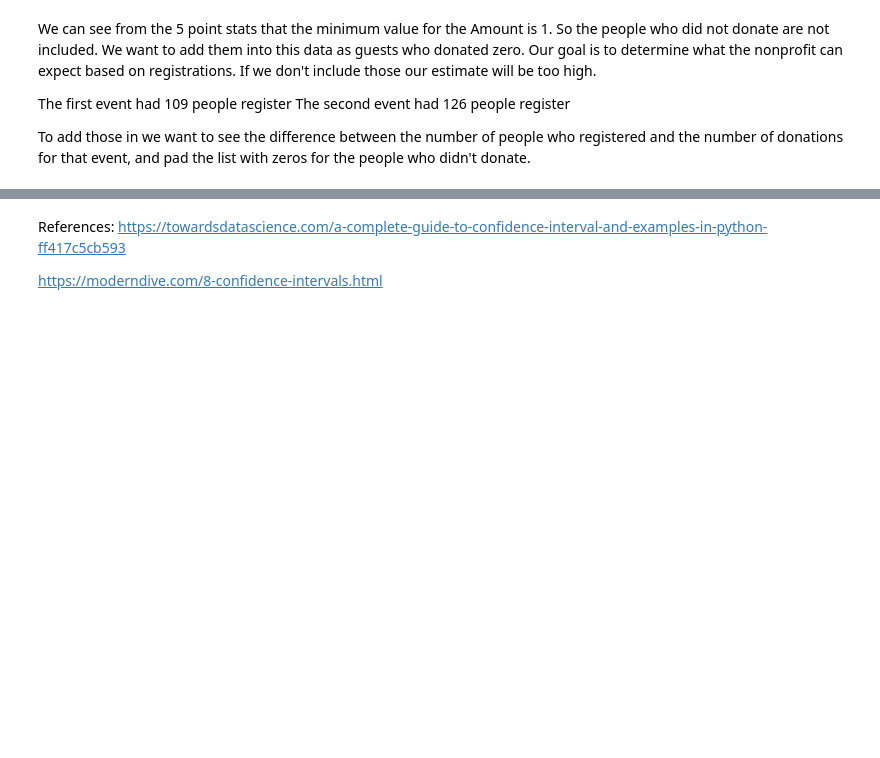
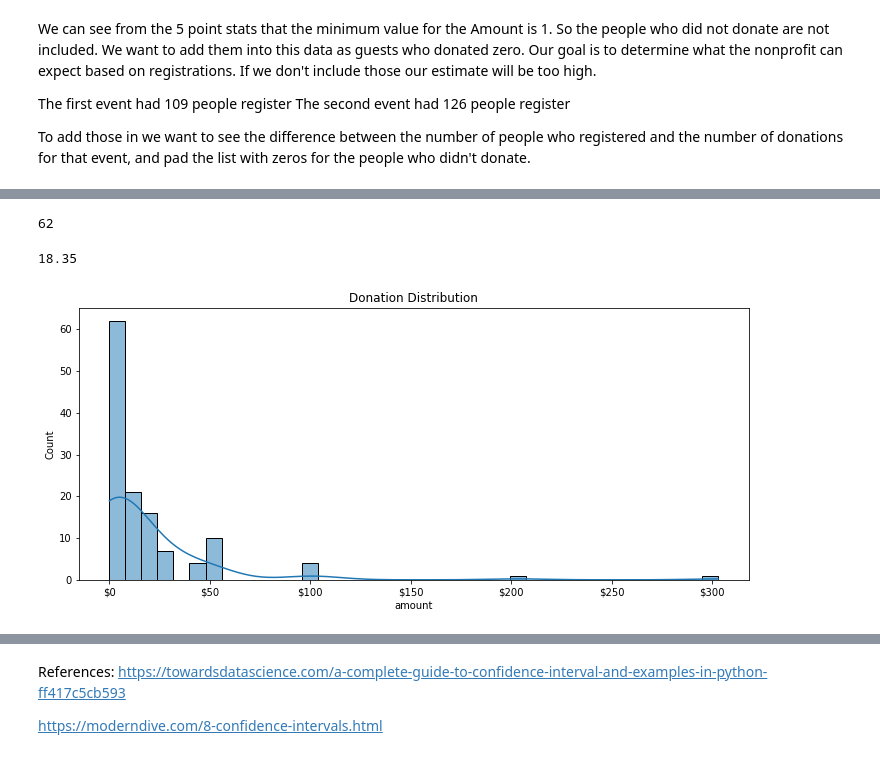
Before and after one commit to benbogart/blog-2-bootstrap, a Jupyter notebook: Projecting Donation Revenue.ipynb, the cells around one changed output, grey strips where cells are left out. Saved outputs shown, nothing was run; the diff lists cells and outputs as text; code cells hidden in the pictures; blank space fills up the shorter version.

```diff
--- a/Projecting Donation Revenue.ipynb
+++ b/Projecting Donation Revenue.ipynb
@@ -221,0 +67,9 @@ x_bar, x_bar + errors[0], x_bar + errors[1]
+# %%
+# count the number of people who did not donate by subtracting the total number
+# of donations from the total number of registered attendees
+number_of_cheapskates = 126 - len(df)
+
+# create a dataframe of 0's with length of equal to number_of_cheapskates
+cheapskates = pd.DataFrame(np.zeros(number_of_cheapskates),
+                           columns = ['amount'])
+cheapskates.head()
@@ -221,0 +83,31 @@ x_bar, x_bar + errors[0], x_bar + errors[1]
+# %%
+# check that we have the right number of cheapskates
+len(cheapskates)
+# %% [output]
+62
+# %%
+# create a new dataframe with all registered attendees and the amount they donated.
+df_combined = pd.concat([df, cheapskates])
+
+# get the new mean
+sample_mean = df_combined['amount'].mean()
+round(sample_mean, 2)
+# %% [output]
+18.35
+# %%
+# plot the new distribution of the donations
+
+# set the size of the figure
+plt.figure(figsize=(12,5))
+
+# plot the histogram
+ax = sns.histplot(df_combined.amount, kde=True)
+
+# set the title
+plt.title('Donation Distribution')
+
+# format the x axis as # amounts
+formatter = ticker.FormatStrFormatter('$%1.0f')
+ax.xaxis.set_major_formatter(formatter)
+# %% [output]
+[figure, added]
```
Also changed, not shown: parts of 50 cells of this notebook.
